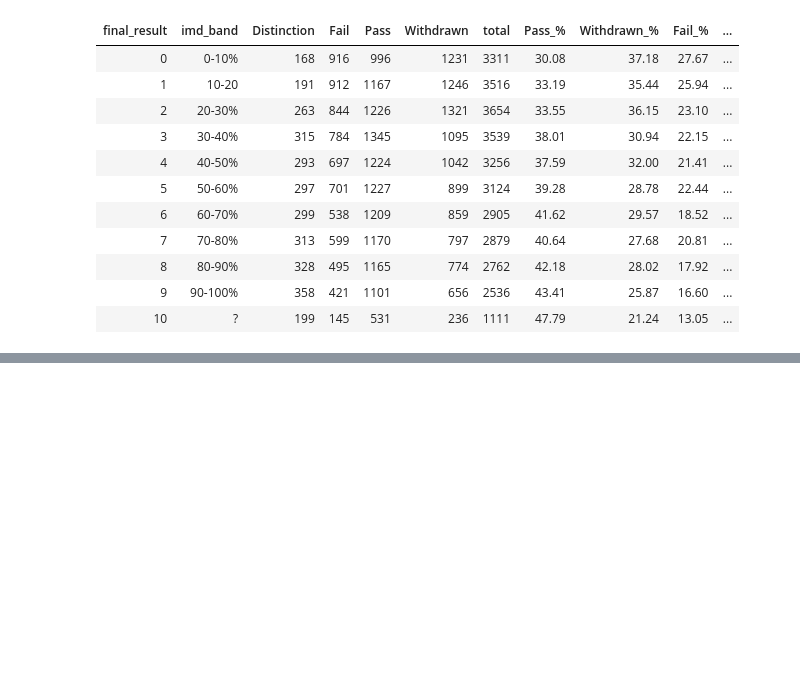
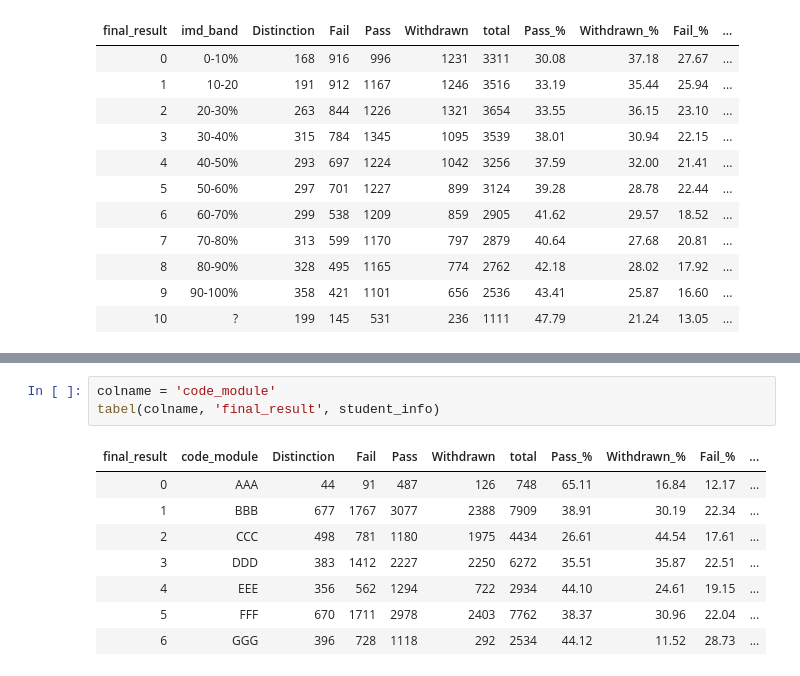
Before and after one commit to rayansami/behaviour-analysis, a Jupyter notebook: Analyzing_Open_University_Learning_Analytics_Dataset.ipynb, the cells around one changed output, grey strips where cells are left out. Saved outputs shown, nothing was run; the diff lists cells and outputs as text; blank space fills up the shorter version.

```diff
--- a/Analyzing_Open_University_Learning_Analytics_Dataset.ipynb
+++ b/Analyzing_Open_University_Learning_Analytics_Dataset.ipynb
@@ -211,0 +217,12 @@ tabel(colname, 'final_result', student_info)
+# %%
+colname = 'code_module'
+tabel(colname, 'final_result', student_info)
+# %% [output]
+| final_result | code_module | Distinction | Fail | Pass | Withdrawn | total | Pass_% | Withdrawn_% | Fail_% | ... |
+| 0 | AAA | 44 | 91 | 487 | 126 | 748 | 65.11 | 16.84 | 12.17 | ... |
+| 1 | BBB | 677 | 1767 | 3077 | 2388 | 7909 | 38.91 | 30.19 | 22.34 | ... |
+| 2 | CCC | 498 | 781 | 1180 | 1975 | 4434 | 26.61 | 44.54 | 17.61 | ... |
+| 3 | DDD | 383 | 1412 | 2227 | 2250 | 6272 | 35.51 | 35.87 | 22.51 | ... |
+| 4 | EEE | 356 | 562 | 1294 | 722 | 2934 | 44.10 | 24.61 | 19.15 | ... |
+| 5 | FFF | 670 | 1711 | 2978 | 2403 | 7762 | 38.37 | 30.96 | 22.04 | ... |
+| 6 | GGG | 396 | 728 | 1118 | 292 | 2534 | 44.12 | 11.52 | 28.73 | ... |
```
Also changed, not shown: parts of 4 cells of this notebook.
